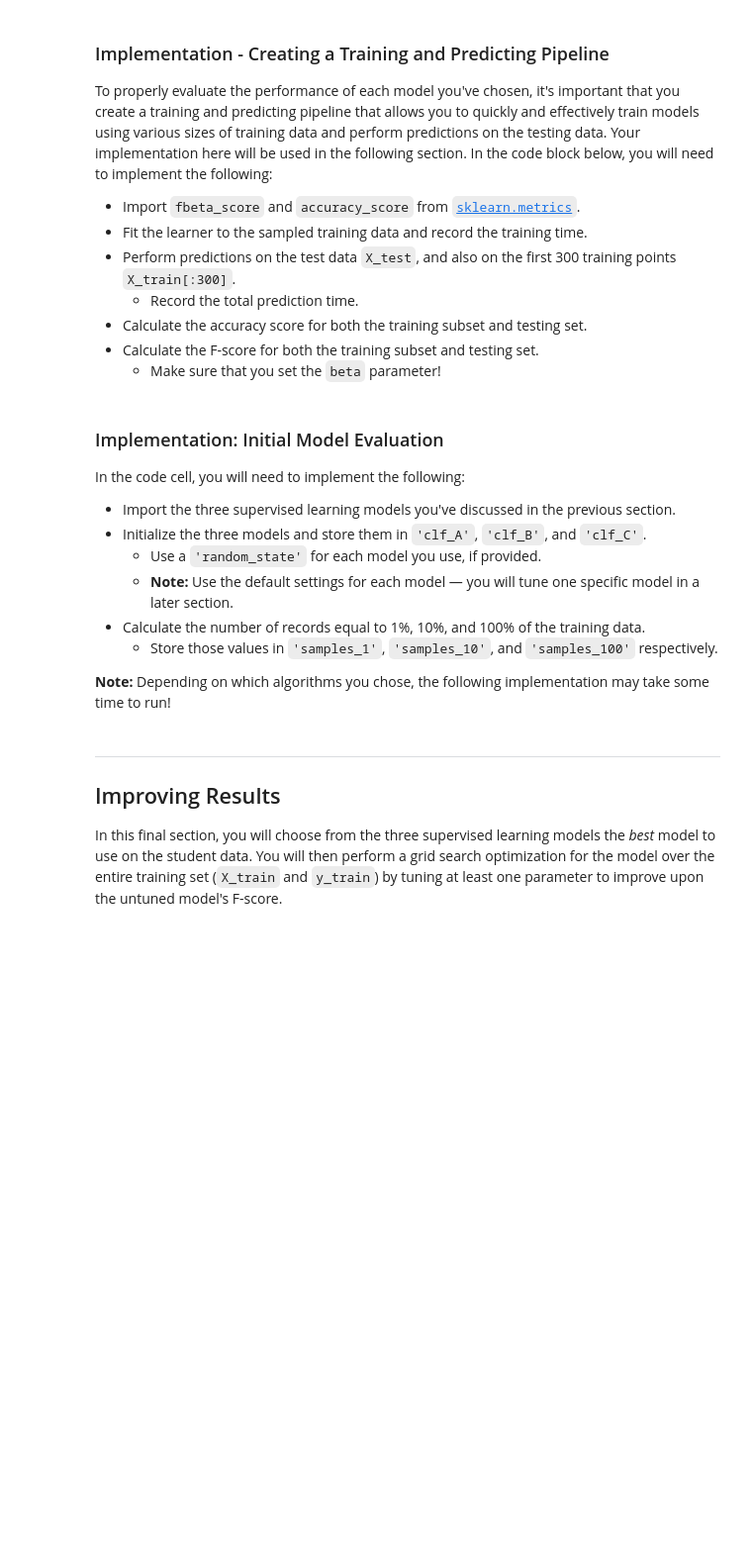
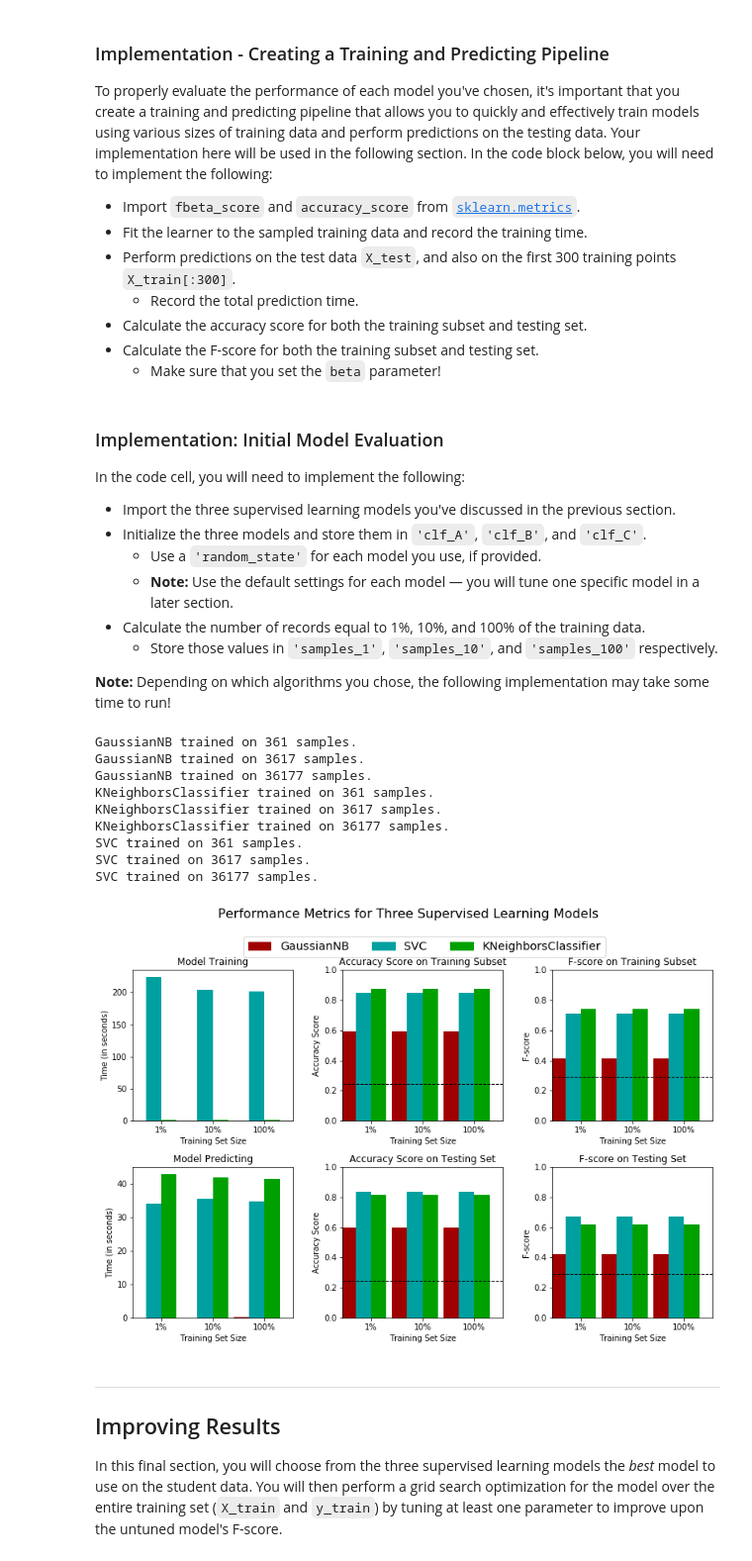
Before and after one commit to edantonio505/finding_donors, a Jupyter notebook: finding_donors.ipynb, the cells around one changed output. Shown at 99% size. Drawn from its saved outputs; the diff is of its cells as text; code cells hidden in the pictures; blank space fills up the shorter version.

```diff
--- a/finding_donors.ipynb
+++ b/finding_donors.ipynb
@@ -164,7 +164,7 @@ Additionally, as with the non-numeric features, we need to convert the non-numer
 features_final = pd.get_dummies(features_log_minmax_transform)
 
 # TODO: Encode the 'income_raw' data to numerical values
-income = pd.get_dummies(income_raw)
+income = pd.get_dummies(income_raw)['>50K']
 
 # Print the number of features after one-hot encoding
 encoded = list(features_final.columns)
@@ -355,6 +363,8 @@ In the code block below, you will need to implement the following:
    - Make sure that you set the `beta` parameter!
 # %%
 # TODO: Import two metrics from sklearn - fbeta_score and accuracy_score
+from sklearn.metrics import fbeta_score
+from sklearn.metrics import accuracy_score
 
 def train_predict(learner, sample_size, X_train, y_train, X_test, y_test):
     '''
@@ -371,33 +381,33 @@ def train_predict(learner, sample_size, X_train, y_train, X_test, y_test):
 
     # TODO: Fit the learner to the training data using slicing with 'sample_size' using .fit(training_features[:], training_labels[:])
     start = time() # Get start time
-    learner = None
+    learner = learner.fit(X_train, y_train)
     end = time() # Get end time
 
     # TODO: Calculate the training time
-    results['train_time'] = None
+    results['train_time'] = end - start
 
     # TODO: Get the predictions on the test set(X_test),
     #       then get predictions on the first 300 training samples(X_train) using .predict()
     start = time() # Get start time
-    predictions_test = None
-    predictions_train = None
+    predictions_test = learner.predict(X_test) #test model prediction
+    predictions_train = learner.predict(X_train[:300]) #training model prediction
     end = time() # Get end time
 
     # TODO: Calculate the total prediction time
-    results['pred_time'] = None
+    results['pred_time'] = end - start
 
     # TODO: Compute accuracy on the first 300 training samples which is y_train[:300]
-    results['acc_train'] = None
+    results['acc_train'] = accuracy_score(y_train[:300], predictions_train)
 
     # TODO: Compute accuracy on test set using accuracy_score()
-    results['acc_test'] = None
+    results['acc_test'] = accuracy_score(y_test, predictions_test)
 
     # TODO: Compute F-score on the the first 300 training samples using fbeta_score()
-    results['f_train'] = None
+    results['f_train'] = fbeta_score(y_train[:300], predictions_train, beta=0.5)
 
     # TODO: Compute F-score on the test set which is y_test
-    results['f_test'] = None
+    results['f_test'] = fbeta_score(y_test, predictions_test, beta=0.5)
 
     # Success
     print "{} trained on {} samples.".format(learner.__class__.__name__, sample_size)
@@ -417,31 +427,45 @@ In the code cell, you will need to implement the following:
 **Note:** Depending on which algorithms you chose, the following implementation may take some time to run!
 # %%
 # TODO: Import the three supervised learning models from sklearn
+from sklearn.naive_bayes import GaussianNB
+from sklearn.neighbors import KNeighborsClassifier
+from sklearn import svm
 
 # TODO: Initialize the three models
-clf_A = None
-clf_B = None
-clf_C = None
+clf_A = GaussianNB()
+clf_B = KNeighborsClassifier(n_neighbors=3)
+clf_C = svm.SVC(random_state = 42)
 
 # TODO: Calculate the number of samples for 1%, 10%, and 100% of the training data
 # HINT: samples_100 is the entire training set i.e. len(y_train)
 # HINT: samples_10 is 10% of samples_100
 # HINT: samples_1 is 1% of samples_100
-samples_100 = None
-samples_10 = None
-samples_1 = None
+samples_100 = len(y_train)
+samples_10 = len(y_train) / 10
+samples_1 = len(y_train) / 100
 
 # Collect results on the learners
 results = {}
 for clf in [clf_A, clf_B, clf_C]:
     clf_name = clf.__class__.__name__
     results[clf_name] = {}
     for i, samples in enumerate([samples_1, samples_10, samples_100]):
         results[clf_name][i] = \
         train_predict(clf, samples, X_train, y_train, X_test, y_test)
 
 # Run metrics visualization for the three supervised learning models chosen
 vs.evaluate(results, accuracy, fscore)
+# %% [output]
+GaussianNB trained on 361 samples.
+GaussianNB trained on 3617 samples.
+GaussianNB trained on 36177 samples.
+KNeighborsClassifier trained on 361 samples.
+KNeighborsClassifier trained on 3617 samples.
+KNeighborsClassifier trained on 36177 samples.
+SVC trained on 361 samples.
+SVC trained on 3617 samples.
+SVC trained on 36177 samples.
+[figure, added]
 # %% [markdown]
 ----
 ## Improving Results
```
Also changed, not shown: parts of 8 cells of this notebook, 1 other file.
